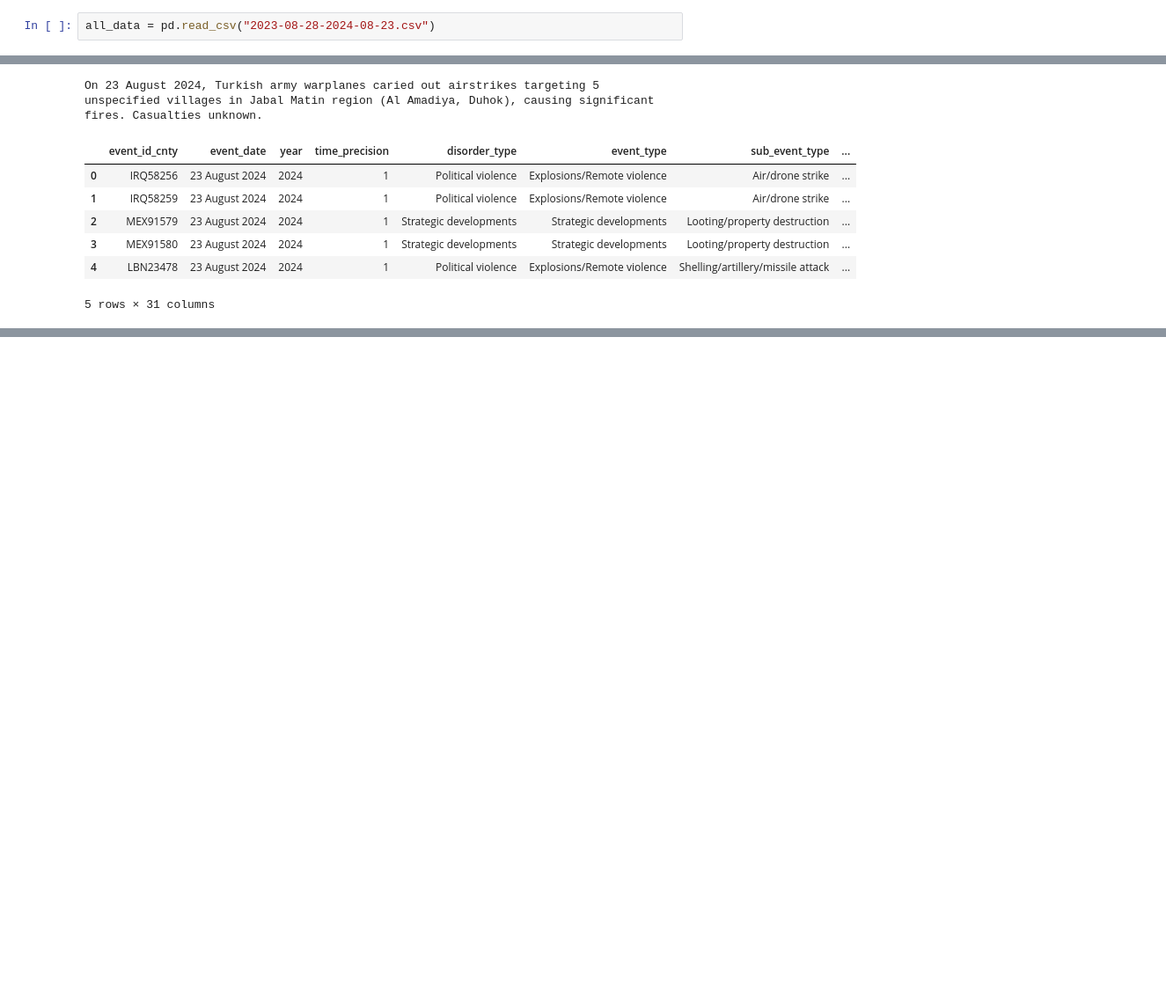
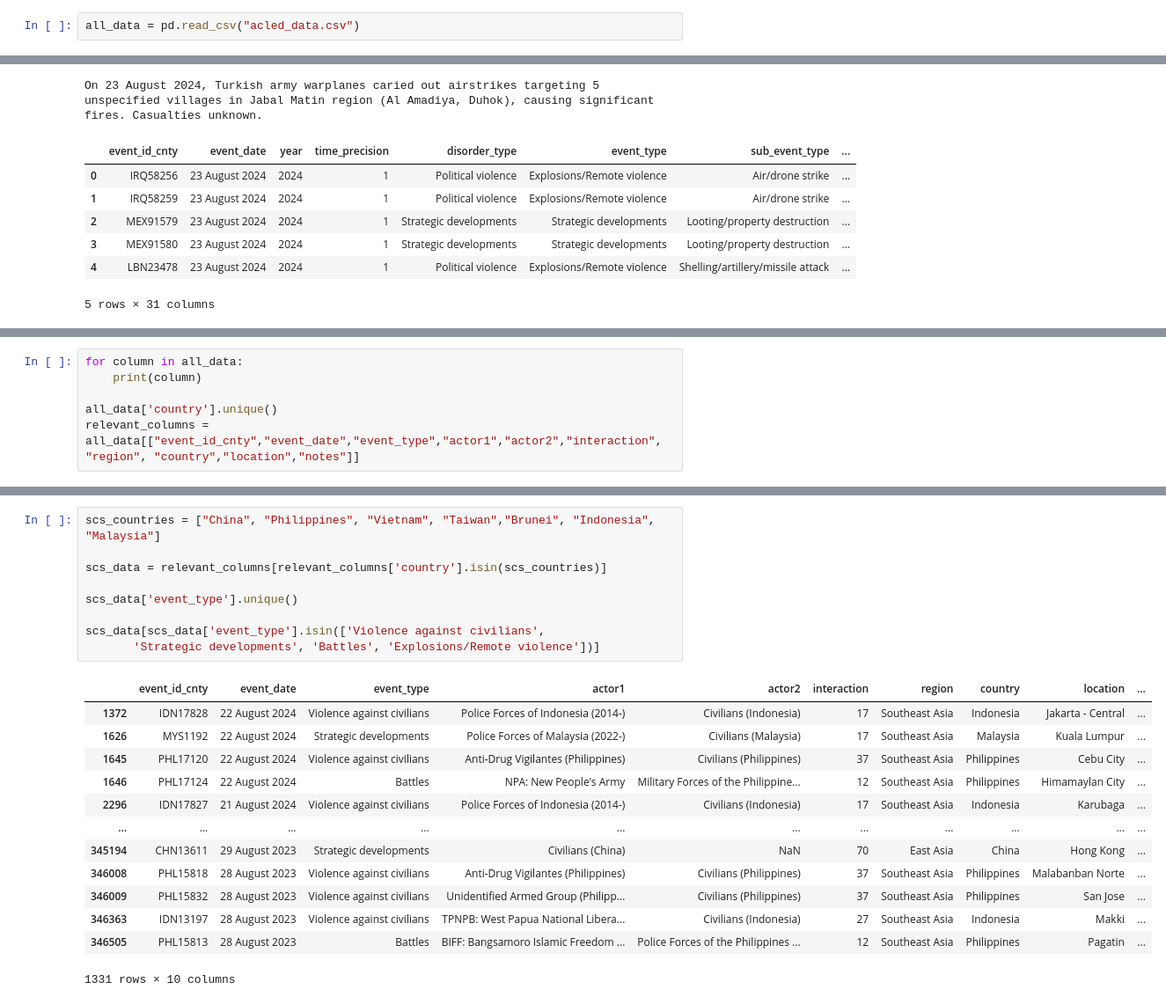
Before and after one commit to lwilsen/adsb_project, a Jupyter notebook: yemen.ipynb, the cells around one changed output, grey strips where cells are left out. Shown at 88% size. Saved outputs shown, nothing was run; the diff lists cells and outputs as text; blank space fills up the shorter version.

Commit message:
Some data exploration

```diff
--- a/yemen.ipynb
+++ b/yemen.ipynb
@@ -1,7 +1,7 @@
 # %%
 import pandas as pd
 # %%
-all_data = pd.read_csv("2023-08-28-2024-08-23.csv")
+all_data = pd.read_csv("acled_data.csv")
 # %%
 print(all_data.head()["notes"][0])
 all_data.head()
@@ -82,0 +17,6 @@ Yes
+# %%
+for column in all_data:
+    print(column)
+
+all_data['country'].unique()
+relevant_columns = all_data[["event_id_cnty","event_date","event_type","actor1","actor2","interaction", "region", "country","location","notes"]]
@@ -82,0 +41,23 @@ Yes
+# %%
+scs_countries = ["China", "Philippines", "Vietnam", "Taiwan","Brunei", "Indonesia", "Malaysia"]
+
+scs_data = relevant_columns[relevant_columns['country'].isin(scs_countries)]
+
+scs_data['event_type'].unique()
+
+scs_data[scs_data['event_type'].isin(['Violence against civilians',
+       'Strategic developments', 'Battles', 'Explosions/Remote violence'])]
+# %% [output]
+|  | event_id_cnty | event_date | event_type | actor1 | actor2 | interaction | region | country | location | ... |
+| 1372 | IDN17828 | 22 August 2024 | Violence against civilians | Police Forces of Indonesia (2014-) | Civilians (Indonesia) | 17 | Southeast Asia | Indonesia | Jakarta - Central | ... |
+| 1626 | MYS1192 | 22 August 2024 | Strategic developments | Police Forces of Malaysia (2022-) | Civilians (Malaysia) | 17 | Southeast Asia | Malaysia | Kuala Lumpur | ... |
+| 1645 | PHL17120 | 22 August 2024 | Violence against civilians | Anti-Drug Vigilantes (Philippines) | Civilians (Philippines) | 37 | Southeast Asia | Philippines | Cebu City | ... |
+| 1646 | PHL17124 | 22 August 2024 | Battles | NPA: New People's Army | Military Forces of the Philippine... | 12 | Southeast Asia | Philippines | Himamaylan City | ... |
+| 2296 | IDN17827 | 21 August 2024 | Violence against civilians | Police Forces of Indonesia (2014-) | Civilians (Indonesia) | 17 | Southeast Asia | Indonesia | Karubaga | ... |
+| ... | ... | ... | ... | ... | ... | ... | ... | ... | ... | ... |
+| 345194 | CHN13611 | 29 August 2023 | Strategic developments | Civilians (China) | NaN | 70 | East Asia | China | Hong Kong | ... |
+| 346008 | PHL15818 | 28 August 2023 | Violence against civilians | Anti-Drug Vigilantes (Philippines) | Civilians (Philippines) | 37 | Southeast Asia | Philippines | Malabanban Norte | ... |
+| 346009 | PHL15832 | 28 August 2023 | Violence against civilians | Unidentified Armed Group (Philipp... | Civilians (Philippines) | 37 | Southeast Asia | Philippines | San Jose | ... |
+| 346363 | IDN13197 | 28 August 2023 | Violence against civilians | TPNPB: West Papua National Libera... | Civilians (Indonesia) | 27 | Southeast Asia | Indonesia | Makki | ... |
+| 346505 | PHL15813 | 28 August 2023 | Battles | BIFF: Bangsamoro Islamic Freedom ... | Police Forces of the Philippines ... | 12 | Southeast Asia | Philippines | Pagatin | ... |
+1331 rows × 10 columns
```
Also changed, not shown: parts of 7 cells of this notebook.
